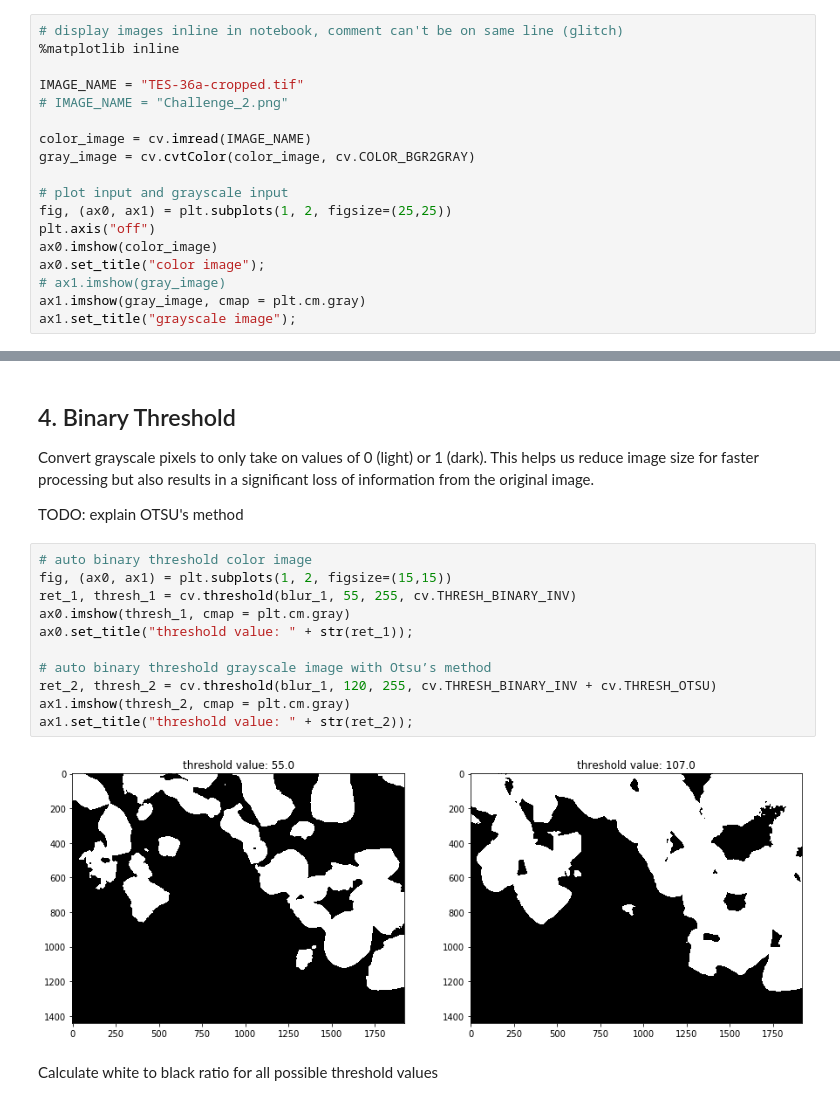
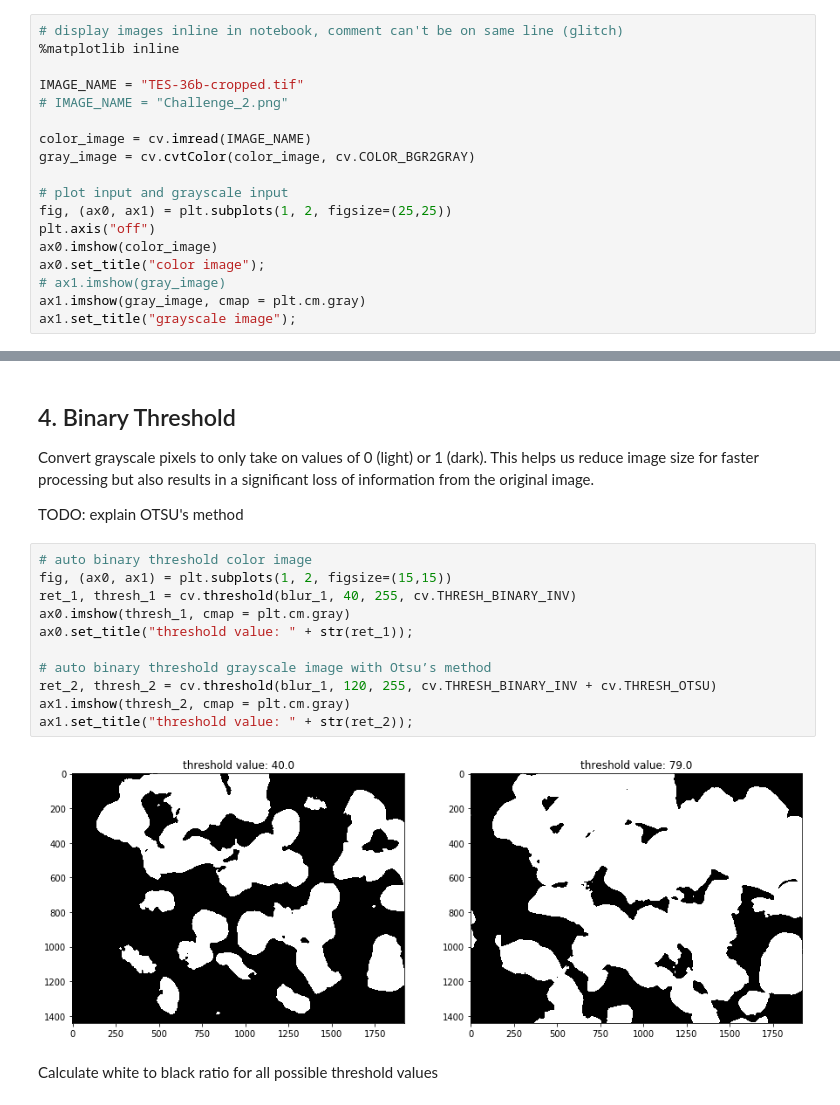
Before and after one commit to akshaytrikha/BTO-TEM-Processing, a Jupyter notebook: tem.ipynb, the cells around one changed output, grey strips where cells are left out. Cells and saved outputs as stored; diff of their text form.

```diff
--- a/tem.ipynb
+++ b/tem.ipynb
@@ -50,7 +50,7 @@ We don't need to process input image with 3 color channels as TEM images tend to
 # display images inline in notebook, comment can't be on same line (glitch)
 %matplotlib inline
 
-IMAGE_NAME = "TES-36a-cropped.tif"
+IMAGE_NAME = "TES-36b-cropped.tif"
 # IMAGE_NAME = "Challenge_2.png"
 
 color_image = cv.imread(IMAGE_NAME)
@@ -98,16 +98,16 @@ TODO: explain OTSU's method
 # %%
 # auto binary threshold color image
 fig, (ax0, ax1) = plt.subplots(1, 2, figsize=(15,15))
-ret_1, thresh_1 = cv.threshold(blur_1, 55, 255, cv.THRESH_BINARY_INV)
+ret_1, thresh_1 = cv.threshold(blur_1, 40, 255, cv.THRESH_BINARY_INV)
 ax0.imshow(thresh_1, cmap = plt.cm.gray)
 ax0.set_title("threshold value: " + str(ret_1));
 
 # auto binary threshold grayscale image with Otsu’s method
 ret_2, thresh_2 = cv.threshold(blur_1, 120, 255, cv.THRESH_BINARY_INV + cv.THRESH_OTSU)
 ax1.imshow(thresh_2, cmap = plt.cm.gray)
 ax1.set_title("threshold value: " + str(ret_2));
 # %% [output]
-[figure, old version]
+[figure, new version]
 # %% [markdown]
 Calculate white to black ratio for all possible threshold values
 # %%
```
Also changed, not shown: parts of 18 cells of this notebook, 8 other files.
